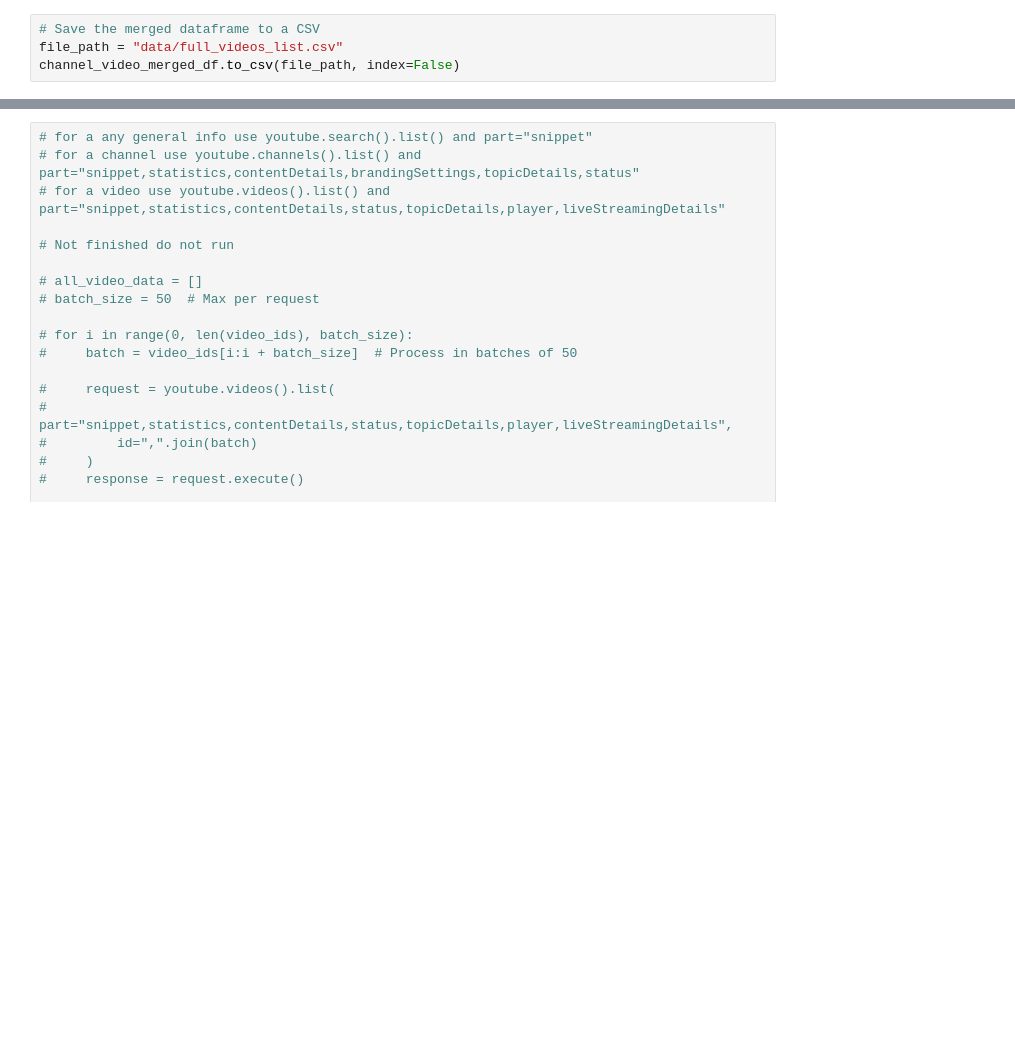
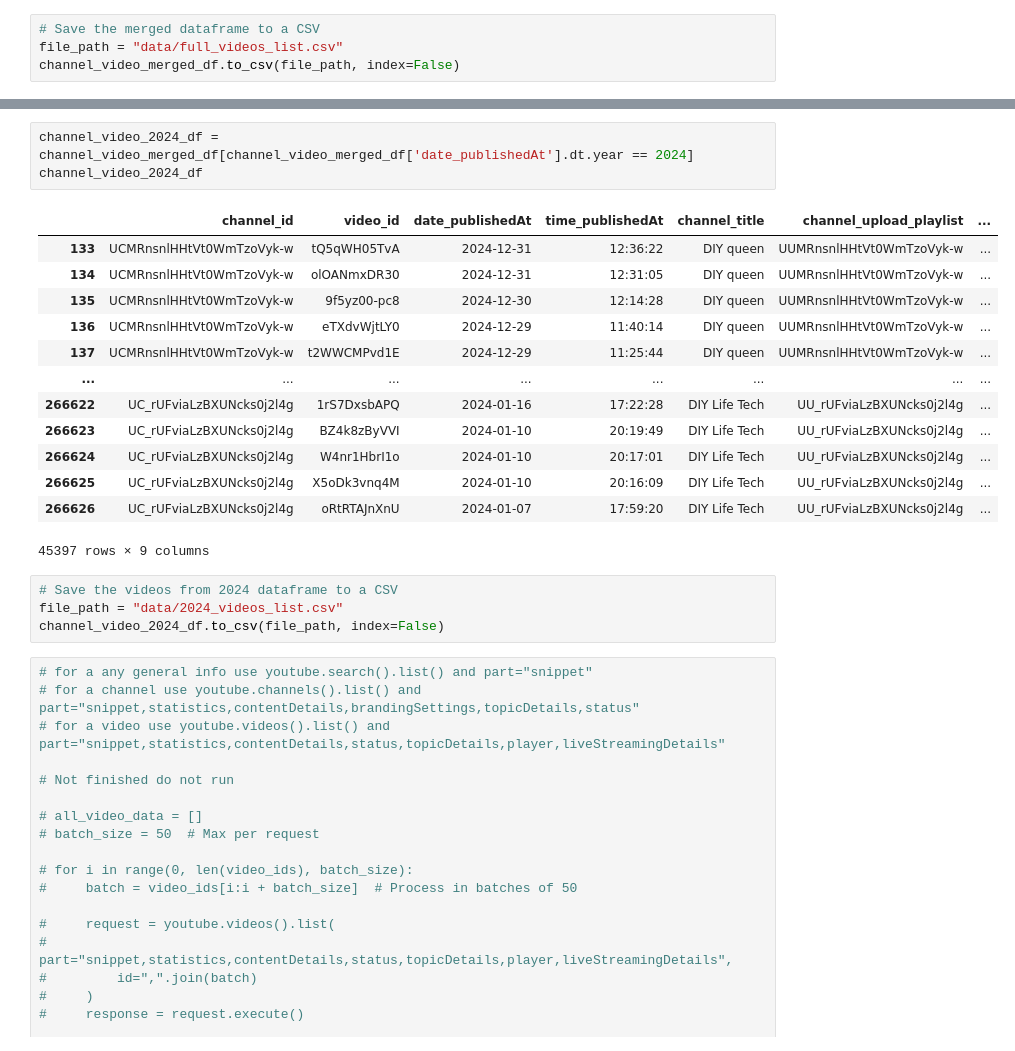
Before and after one commit to YannisPapa/Project-4, a Jupyter notebook: api_calls.ipynb, the cells around one changed output, grey strips where cells are left out. Saved outputs shown, nothing was run; the diff lists cells and outputs as text; blank space fills up the shorter version.

```diff
--- a/api_calls.ipynb
+++ b/api_calls.ipynb
@@ -363,3 +411,24 @@ channel_video_merged_df.to_csv(file_path, index=False)
+# %%
+channel_video_2024_df = channel_video_merged_df[channel_video_merged_df['date_publishedAt'].dt.year == 2024]
+channel_video_2024_df
+# %% [output]
+|  | channel_id | video_id | date_publishedAt | time_publishedAt | channel_title | channel_upload_playlist | ... |
+| 133 | UCMRnsnlHHtVt0WmTzoVyk-w | tQ5qWH05TvA | 2024-12-31 | 12:36:22 | DIY queen | UUMRnsnlHHtVt0WmTzoVyk-w | ... |
+| 134 | UCMRnsnlHHtVt0WmTzoVyk-w | olOANmxDR30 | 2024-12-31 | 12:31:05 | DIY queen | UUMRnsnlHHtVt0WmTzoVyk-w | ... |
+| 135 | UCMRnsnlHHtVt0WmTzoVyk-w | 9f5yz00-pc8 | 2024-12-30 | 12:14:28 | DIY queen | UUMRnsnlHHtVt0WmTzoVyk-w | ... |
+| 136 | UCMRnsnlHHtVt0WmTzoVyk-w | eTXdvWjtLY0 | 2024-12-29 | 11:40:14 | DIY queen | UUMRnsnlHHtVt0WmTzoVyk-w | ... |
+| 137 | UCMRnsnlHHtVt0WmTzoVyk-w | t2WWCMPvd1E | 2024-12-29 | 11:25:44 | DIY queen | UUMRnsnlHHtVt0WmTzoVyk-w | ... |
+| ... | ... | ... | ... | ... | ... | ... | ... |
+| 266622 | UC_rUFviaLzBXUNcks0j2l4g | 1rS7DxsbAPQ | 2024-01-16 | 17:22:28 | DIY Life Tech | UU_rUFviaLzBXUNcks0j2l4g | ... |
+| 266623 | UC_rUFviaLzBXUNcks0j2l4g | BZ4k8zByVVI | 2024-01-10 | 20:19:49 | DIY Life Tech | UU_rUFviaLzBXUNcks0j2l4g | ... |
+| 266624 | UC_rUFviaLzBXUNcks0j2l4g | W4nr1HbrI1o | 2024-01-10 | 20:17:01 | DIY Life Tech | UU_rUFviaLzBXUNcks0j2l4g | ... |
+| 266625 | UC_rUFviaLzBXUNcks0j2l4g | X5oDk3vnq4M | 2024-01-10 | 20:16:09 | DIY Life Tech | UU_rUFviaLzBXUNcks0j2l4g | ... |
+| 266626 | UC_rUFviaLzBXUNcks0j2l4g | oRtRTAJnXnU | 2024-01-07 | 17:59:20 | DIY Life Tech | UU_rUFviaLzBXUNcks0j2l4g | ... |
+45397 rows × 9 columns
+# %%
+# Save the videos from 2024 dataframe to a CSV
+file_path = "data/2024_videos_list.csv"
+channel_video_2024_df.to_csv(file_path, index=False)
 # %%
 # for a any general info use youtube.search().list() and part="snippet"
 # for a channel use youtube.channels().list() and part="snippet,statistics,contentDetails,brandingSettings,topicDetails,status"
```
Also changed, not shown: parts of 3 cells of this notebook, 1 other file.
